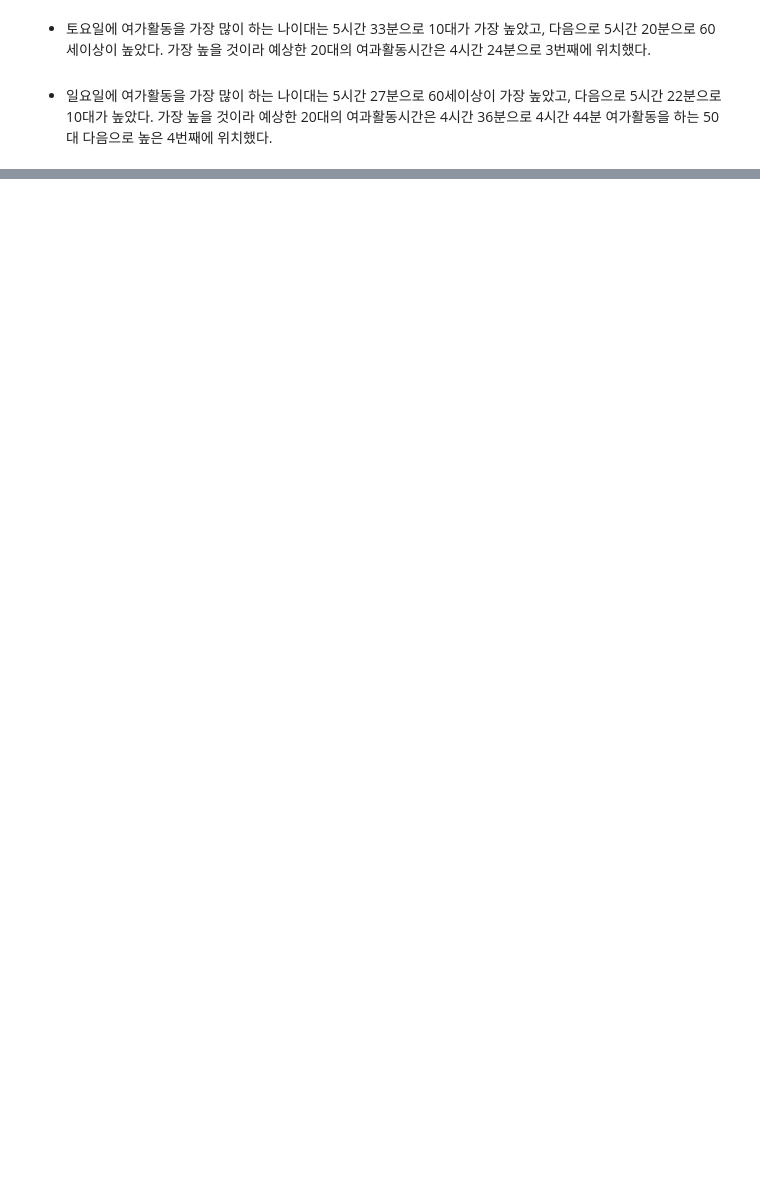
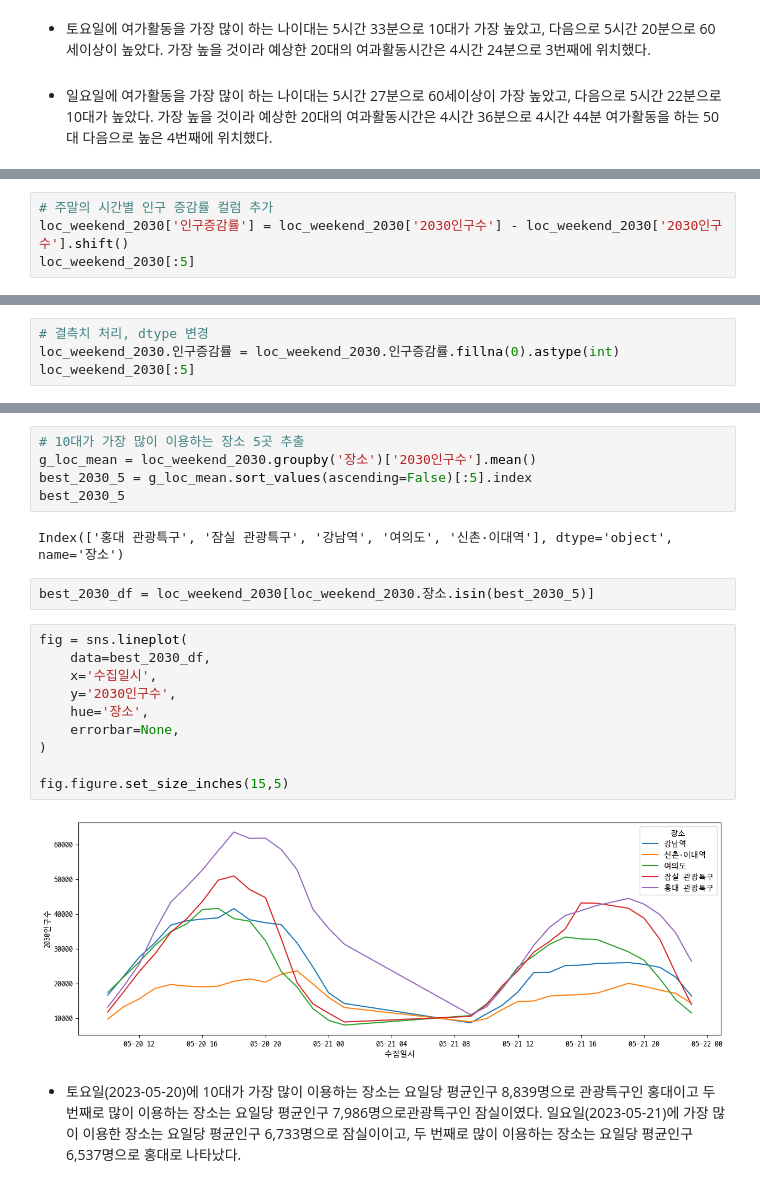
Before and after one commit to fkdlrj125/webservice, a Jupyter notebook: python/project/date_local_people.ipynb, the cells around one changed output, grey strips where cells are left out. Drawn from its saved outputs; the diff is of its cells as text; blank space fills up the shorter version.

```diff
--- a/python/project/date_local_people.ipynb
+++ b/python/project/date_local_people.ipynb
@@ -445,0 +702,4 @@ loc_week[:5]
+# %%
+# 주말의 시간별 인구 증감률 컬럼 추가
+loc_weekend_2030['인구증감률'] = loc_weekend_2030['2030인구수'] - loc_weekend_2030['2030인구수'].shift()
+loc_weekend_2030[:5]
@@ -445,0 +713,4 @@ loc_week[:5]
+# %%
+# 결측치 처리, dtype 변경
+loc_weekend_2030.인구증감률 = loc_weekend_2030.인구증감률.fillna(0).astype(int)
+loc_weekend_2030[:5]
@@ -445,0 +724,23 @@ loc_week[:5]
+# %%
+# 10대가 가장 많이 이용하는 장소 5곳 추출
+g_loc_mean = loc_weekend_2030.groupby('장소')['2030인구수'].mean()
+best_2030_5 = g_loc_mean.sort_values(ascending=False)[:5].index
+best_2030_5
+# %% [output]
+Index(['홍대 관광특구', '잠실 관광특구', '강남역', '여의도', '신촌·이대역'], dtype='object', name='장소')
+# %%
+best_2030_df = loc_weekend_2030[loc_weekend_2030.장소.isin(best_2030_5)]
+# %%
+fig = sns.lineplot(
+    data=best_2030_df,
+    x='수집일시',
+    y='2030인구수',
+    hue='장소',
+    errorbar=None,
+)
+
+fig.figure.set_size_inches(15,5)
+# %% [output]
+[figure, added]
+# %% [markdown]
+- 토요일(2023-05-20)에 10대가 가장 많이 이용하는 장소는 요일당 평균인구 8,839명으로 관광특구인 홍대이고 두 번째로 많이 이용하는 장소는 요일당 평균인구 7,986명으로관광특구인 잠실이였다. 일요일(2023-05-21)에 가장 많이 이용한 장소는 요일당 평균인구 6,733명으로 잠실이이고, 두 번째로 많이 이용하는 장소는 요일당 평균인구 6,537명으로 홍대로 나타났다.
```
Also changed, not shown: parts of 72 cells of this notebook, 6 other files.
